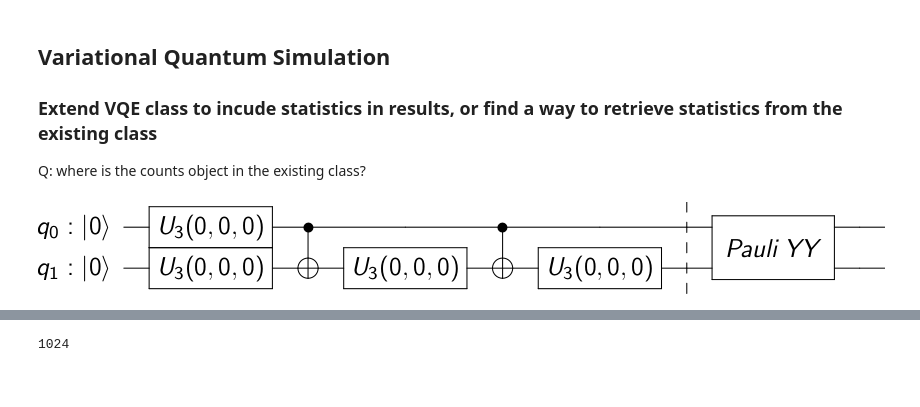
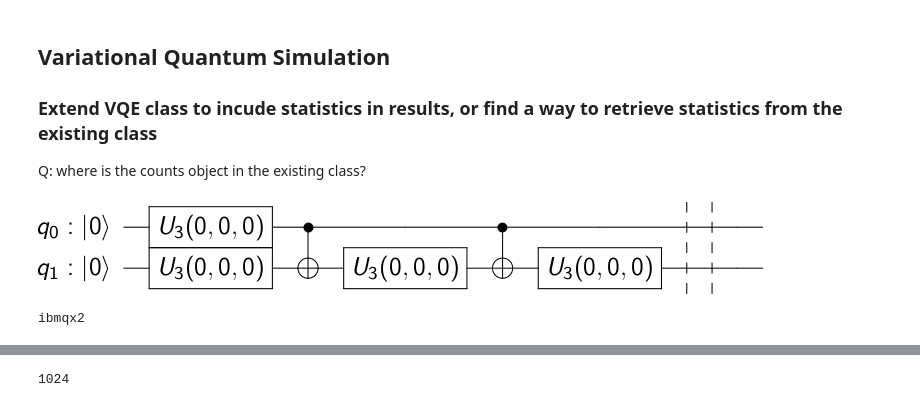
Before and after one commit to avkhadiev/schwinger-vqe, a Jupyter notebook: VQE.ipynb, the cells around one changed output, grey strips where cells are left out. Saved outputs shown, nothing was run; the diff lists cells and outputs as text; code cells hidden in the pictures.

```diff
--- a/VQE.ipynb
+++ b/VQE.ipynb
@@ -313,6 +327,6 @@ sim_circs = sim.construct_circuit(initial_params,
                                   statevector_mode,
                                   use_simulator_snapshot_mode)
 # %%
-sim_circs[1].draw(output='latex', scale=0.5)
+sim_circs[0].draw(output='latex', scale=0.5)
 # %% [output]
-[figure, old version]
+[figure, new version]
@@ -321,3 +339,7 @@ backend_sim = Aer.get_backend('qasm_simulator')
+# %%
+print(backend_sim)
+# %% [output]
+ibmqx2
 # %%
 from qiskit.aqua import QuantumInstance
 nshots = 1024
```
Also changed, not shown: parts of 29 cells of this notebook, 5 other files.
